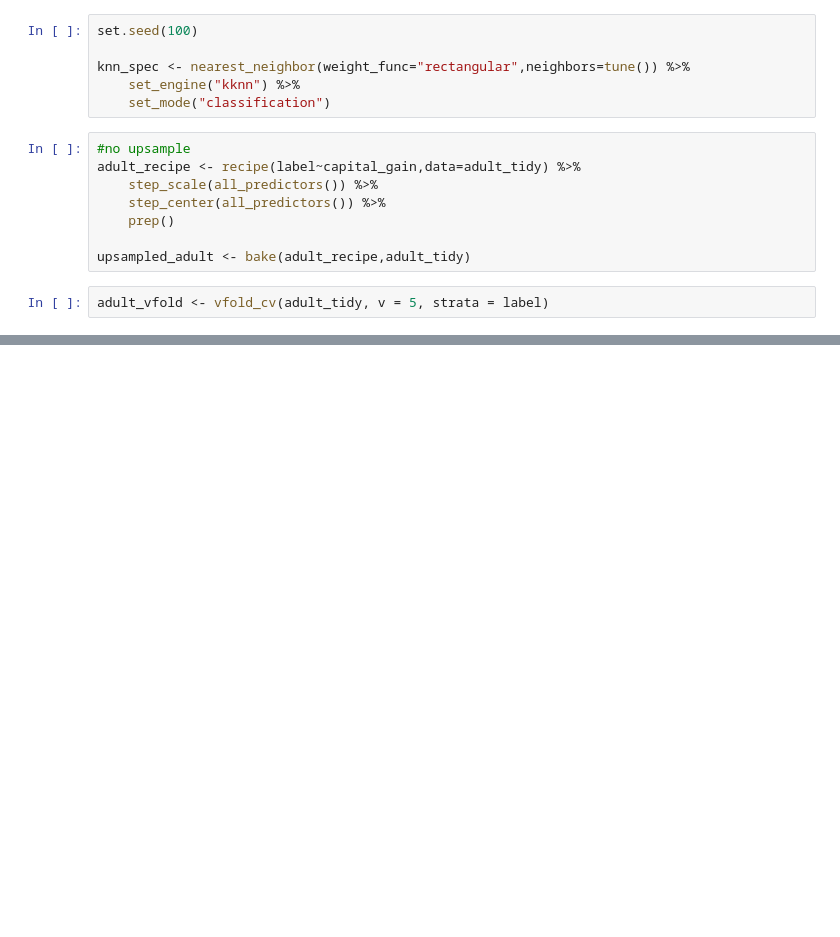
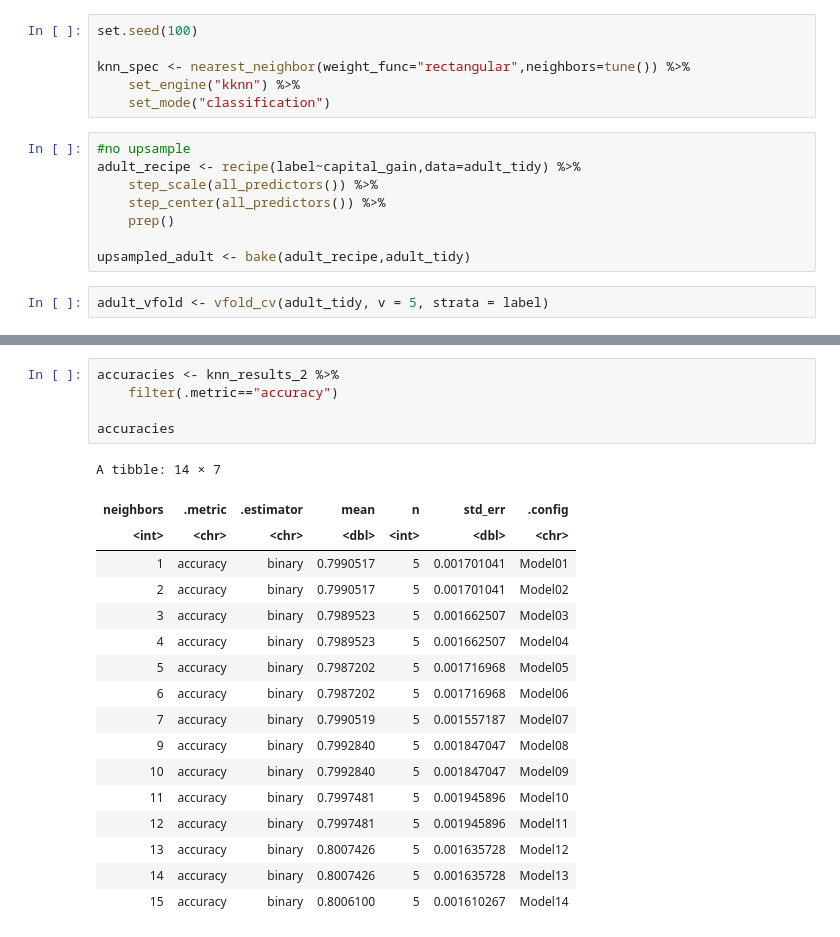
Before and after one commit to jasreetd/Group_Proposal, a Jupyter notebook: Candy.ipynb, the cells around one changed output, grey strips where cells are left out. Cells and saved outputs as stored; diff of their text form; blank space fills up the shorter version.

```diff
--- a/Candy.ipynb
+++ b/Candy.ipynb
@@ -238,0 +247,23 @@ A tibble: 16 × 7
+# %%
+accuracies <- knn_results_2 %>%
+    filter(.metric=="accuracy")
+
+accuracies
+# %% [output]
+A tibble: 14 × 7
+| neighbors | .metric | .estimator | mean | n | std_err | .config |
+| <int> | <chr> | <chr> | <dbl> | <int> | <dbl> | <chr> |
+| 1 | accuracy | binary | 0.7990517 | 5 | 0.001701041 | Model01 |
+| 2 | accuracy | binary | 0.7990517 | 5 | 0.001701041 | Model02 |
+| 3 | accuracy | binary | 0.7989523 | 5 | 0.001662507 | Model03 |
+| 4 | accuracy | binary | 0.7989523 | 5 | 0.001662507 | Model04 |
+| 5 | accuracy | binary | 0.7987202 | 5 | 0.001716968 | Model05 |
+| 6 | accuracy | binary | 0.7987202 | 5 | 0.001716968 | Model06 |
+| 7 | accuracy | binary | 0.7990519 | 5 | 0.001557187 | Model07 |
+| 9 | accuracy | binary | 0.7992840 | 5 | 0.001847047 | Model08 |
+| 10 | accuracy | binary | 0.7992840 | 5 | 0.001847047 | Model09 |
+| 11 | accuracy | binary | 0.7997481 | 5 | 0.001945896 | Model10 |
+| 12 | accuracy | binary | 0.7997481 | 5 | 0.001945896 | Model11 |
+| 13 | accuracy | binary | 0.8007426 | 5 | 0.001635728 | Model12 |
+| 14 | accuracy | binary | 0.8007426 | 5 | 0.001635728 | Model13 |
+| 15 | accuracy | binary | 0.8006100 | 5 | 0.001610267 | Model14 |
```
Also changed, not shown: parts of 6 cells of this notebook.
